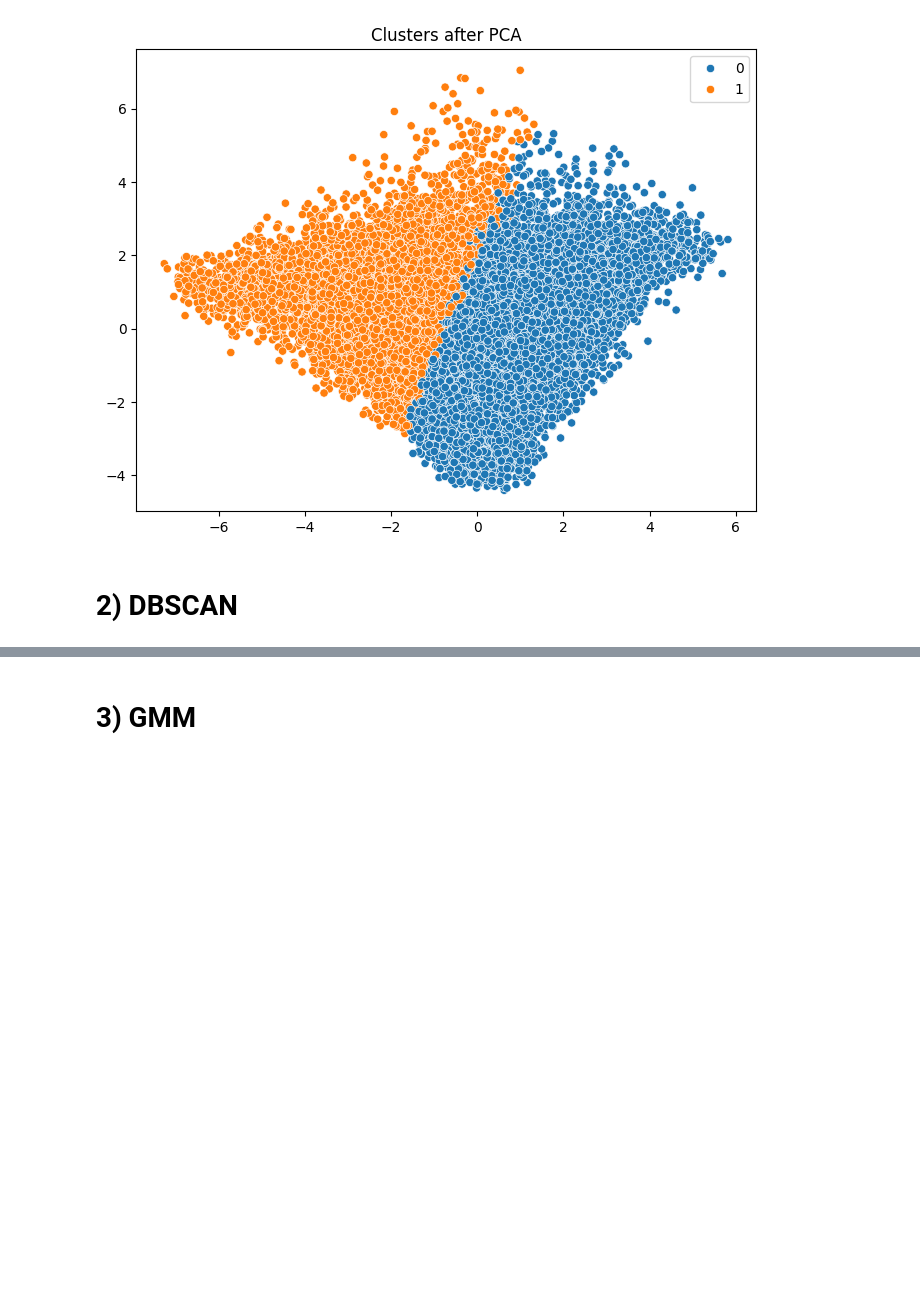
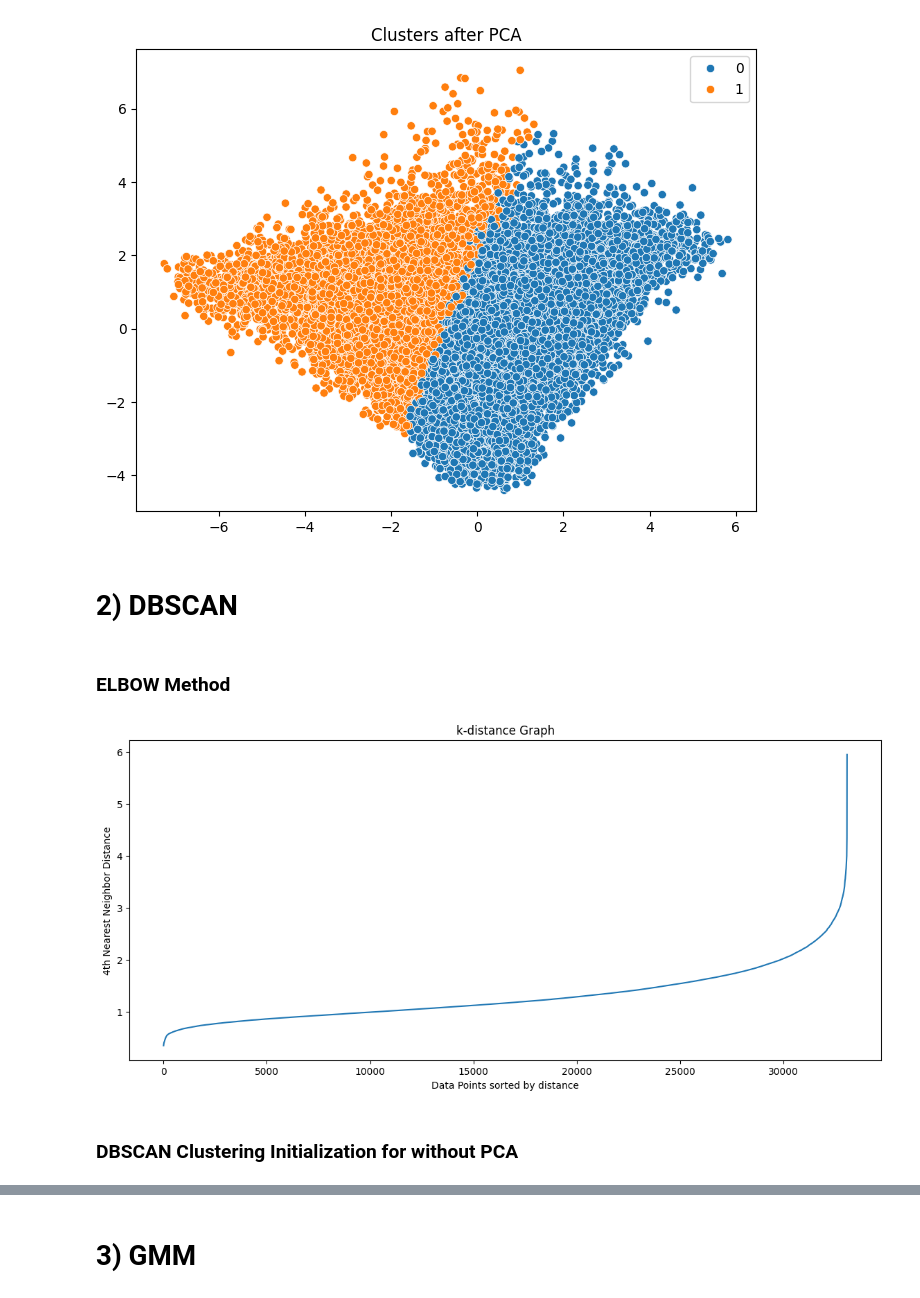
Before and after one commit to haseeb-m4235/NDVI-Based-Crop-Classification-for-Rice-and-Cotton-Using-Machine-Learning, a Jupyter notebook: mainUnsupervised.ipynb, the cells around one changed output, grey strips where cells are left out. Saved outputs shown, nothing was run; the diff lists cells and outputs as text; code cells hidden in the pictures; blank space fills up the shorter version.

```diff
--- a/mainUnsupervised.ipynb
+++ b/mainUnsupervised.ipynb
@@ -41,6 +49,6 @@ Data Processing is completed
 # %%
 '''Initializing Data Dictionary'''
-data={'X_train':features,'y_train':np.array(labels)}
+data={'X_train':features,'y_train':labels}
 # %% [markdown]
 ### K-Means Clustering Initialization for without PCA
 # %%
@@ -114,3 +122,23 @@ weighted avg       0.78      0.39      0.42     33096
 [figure]
 # %% [markdown]
 # 2) DBSCAN
+# %% [markdown]
+### ELBOW Method
+# %%
+from sklearn.neighbors import NearestNeighbors
+
+
+X = data["X_train"]
+neigh = NearestNeighbors(n_neighbors=24)
+neigh.fit(X)
+distances, indices = neigh.kneighbors(X)
+distances = np.sort(distances[:, 23], axis=0)
+plt.plot(distances)
+plt.title("k-distance Graph")
+plt.xlabel("Data Points sorted by distance")
+plt.ylabel("4th Nearest Neighbor Distance")
+plt.show()
+# %% [output]
+[figure, added]
+# %% [markdown]
+### DBSCAN Clustering Initialization for without PCA
```
Also changed, not shown: parts of 37 cells of this notebook, 5 other files.
